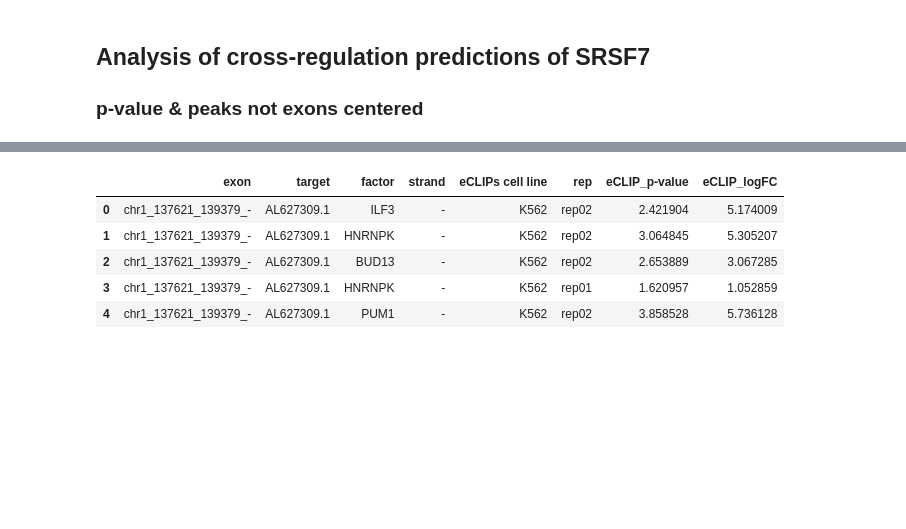
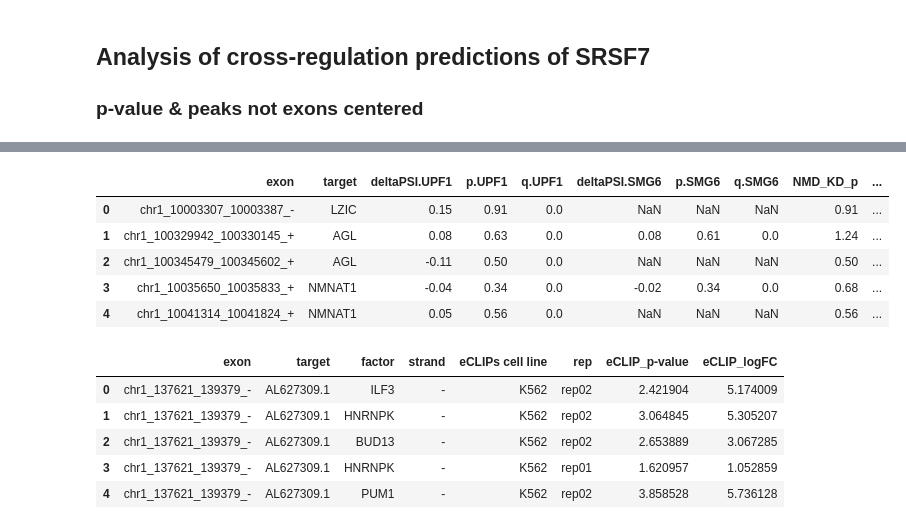
Before and after one commit to danchurova/cross_regulation_pipeline, a Jupyter notebook: SRSF7_stats_new.ipynb, the cells around one changed output, grey strips where cells are left out. Cells and saved outputs as stored; diff of their text form; code cells hidden in the pictures; blank space fills up the shorter version.

```diff
--- a/SRSF7_stats_new.ipynb
+++ b/SRSF7_stats_new.ipynb
@@ -19,7 +28,16 @@ srsf7_gcn = pd.read_table('./srsf7.tsv')
 # %%
 # nmd_kd parsing
-nmd_kd = NMD_KD[['id', 'gene', 'deltaPSI.UPF1','p.UPF1','q.UPF1','deltaPSI.SMG6', 'p.SMG6', 'q.SMG6']]
-nmd_kd = nmd_kd.rename(columns={'id':'exon'})
+nmd_kd = NMD_KD[['id', 'gene', 'deltaPSI.UPF1','p.UPF1','q.UPF1','deltaPSI.SMG6', 'p.SMG6', 'q.SMG6', 'p', 'q']]
+nmd_kd = nmd_kd.rename(columns={'id':'exon', 'gene':'target', 'p':'NMD_KD_p', 'q':'NMD_KD_q'})
+
+nmd_kd.head()
+# %% [output]
+|  | exon | target | deltaPSI.UPF1 | p.UPF1 | q.UPF1 | deltaPSI.SMG6 | p.SMG6 | q.SMG6 | NMD_KD_p | ... |
+| 0 | chr1_10003307_10003387_- | LZIC | 0.15 | 0.91 | 0.0 | NaN | NaN | NaN | 0.91 | ... |
+| 1 | chr1_100329942_100330145_+ | AGL | 0.08 | 0.63 | 0.0 | 0.08 | 0.61 | 0.0 | 1.24 | ... |
+| 2 | chr1_100345479_100345602_+ | AGL | -0.11 | 0.50 | 0.0 | NaN | NaN | NaN | 0.50 | ... |
+| 3 | chr1_10035650_10035833_+ | NMNAT1 | -0.04 | 0.34 | 0.0 | -0.02 | 0.34 | 0.0 | 0.68 | ... |
+| 4 | chr1_10041314_10041824_+ | NMNAT1 | 0.05 | 0.56 | 0.0 | NaN | NaN | NaN | 0.56 | ... |
 # %%
 # eCLIPs parsing
 eCLIPs = for_eCLIPs.iloc[:, [3,6,10,12,13,14,15,16]]
```
Also changed, not shown: parts of 14 cells of this notebook, 1 other file.
